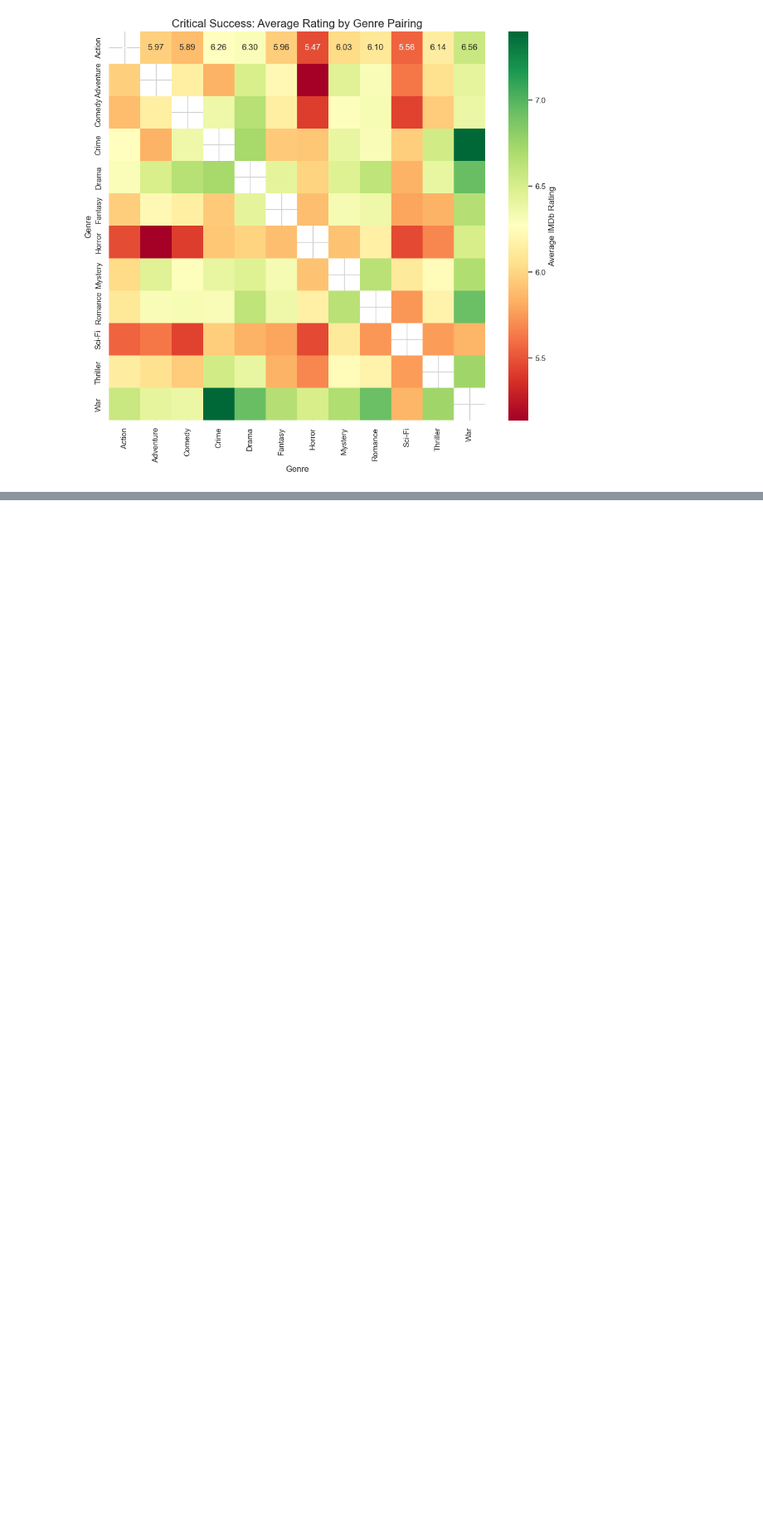
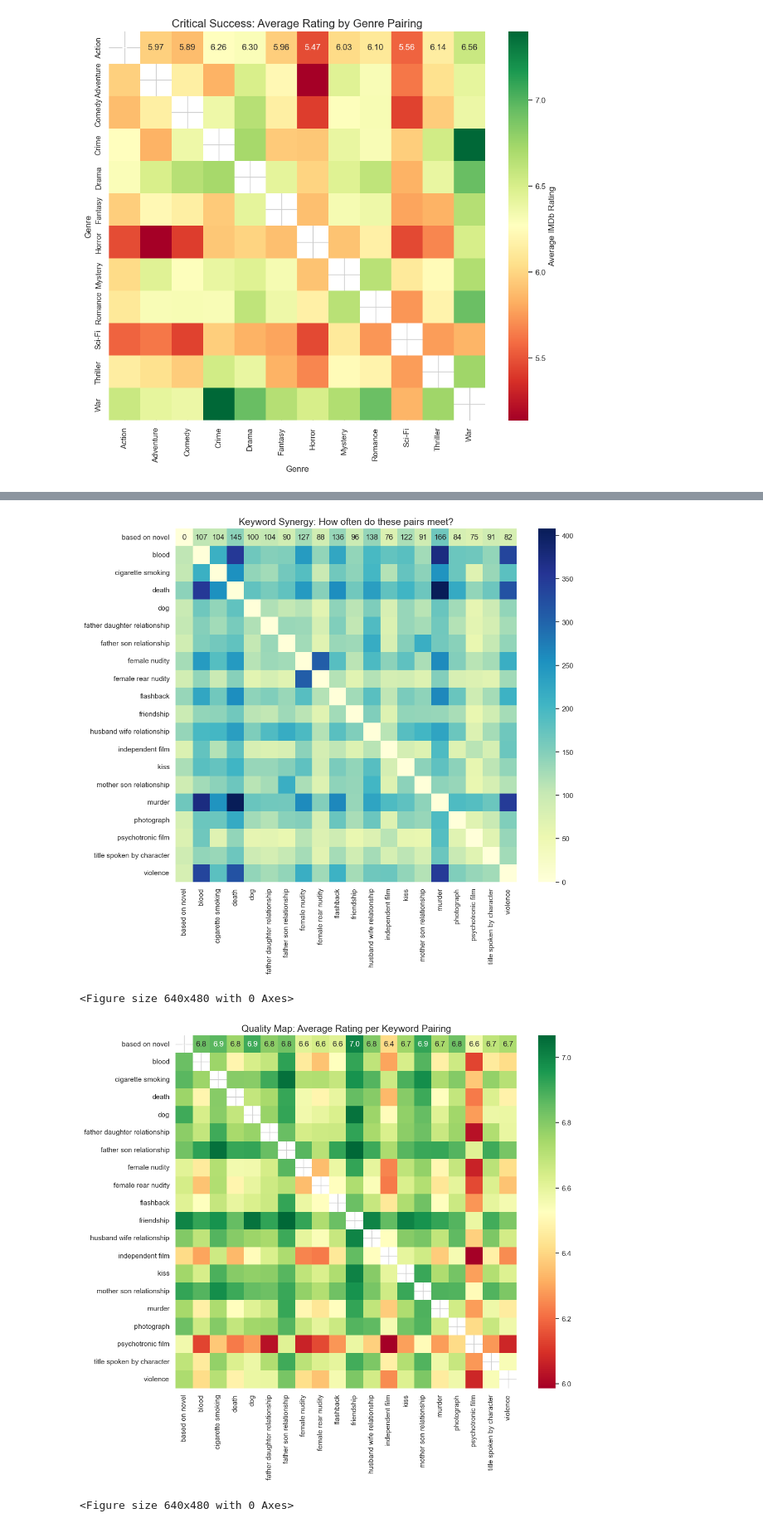
Before and after one commit to michmai/Will-Agency-42576-From-analytics-to-action-, a Jupyter notebook: Exploratory analysis/scripts/meike_notebook.ipynb, the cells around one changed output, grey strips where cells are left out. Shown at 83% size. Drawn from its saved outputs; the diff is of its cells as text; code cells hidden in the pictures; blank space fills up the shorter version.

Commit message:
more network code and png

```diff
--- a/Exploratory analysis/scripts/meike_notebook.ipynb
+++ b/Exploratory analysis/scripts/meike_notebook.ipynb
@@ -412,7 +412,7 @@ print(f"Genre network ready! Nodes: {len(gephi_genre_nodes)}, Edges: {len(gephi_
 # %% [output]
 Genre network ready! Nodes: 24, Edges: 197
 # %%
-#GEXF
+#GEXF genre
 import pandas as pd
 import itertools
 import xml.etree.ElementTree as ET
@@ -469,7 +469,7 @@ xml_str = ET.tostring(gexf, encoding='utf-8')
 reparsed = minidom.parseString(xml_str)
 pretty_xml = reparsed.toprettyxml(indent="  ")
 
-file_path = '../assets/genre_network.gexf'
+file_path = '../assets/data_for_networks/genre_network.gexf'
 with open(file_path, "w", encoding="utf-8") as f:
     f.write(pretty_xml)
 
@@ -601,0 +687,50 @@ plt.savefig('../assets/genre_rating_heatmap.png')
+# %%
+import pandas as pd
+import seaborn as sns
+import matplotlib.pyplot as plt
+from itertools import combinations
+
+# 1. Prepare data for top 20 keywords (to keep heatmaps readable)
+top_20_kw = [k[0] for k in top_kw_counts[:20]]
+
+# 2. Extract pairs and their performance
+heatmap_data = []
+for _, row in df.iterrows():
+    valid = [k for k in row['keyword_list'] if k in top_20_kw]
+    if len(valid) > 1:
+        for g1, g2 in combinations(sorted(valid), 2):
+            heatmap_data.append({
+                'KW1': g1, 'KW2': g2,
+                'Rating': row['imdbRating'],
+                'Votes': row['numberOfVotes']
+            })
+
+h_df = pd.DataFrame(heatmap_data)
+
+# 3. Create the Matrix Functions
+def create_matrix(df, value_col, agg_func):
+    matrix = df.groupby(['KW1', 'KW2'])[value_col].agg(agg_func).unstack()
+    return matrix.combine_first(matrix.T).fillna(0)
+
+# --- VISUALIZATION 1: Co-occurrence (The "Industry Standard") ---
+plt.figure(figsize=(12, 10))
+freq_mat = create_matrix(h_df, 'Rating', 'count')
+sns.heatmap(freq_mat, annot=True, fmt='g', cmap='YlGnBu')
+plt.title('Keyword Synergy: How often do these pairs meet?', fontsize=15)
+plt.show()
+plt.savefig('../assets/keyword_frequency_heatmap.png')
+
+# --- VISUALIZATION 2: Critical Success (The "Award Winners") ---
+plt.figure(figsize=(12, 10))
+rating_mat = create_matrix(h_df, 'Rating', 'mean')
+# Filter out low-frequency pairs to avoid skewed averages
+rating_mat[freq_mat < 3] = None
+sns.heatmap(rating_mat, annot=True, fmt='.1f', cmap='RdYlGn')
+plt.title('Quality Map: Average Rating per Keyword Pairing', fontsize=15)
+plt.show()
+plt.savefig('../assets/keywords_rating_heatmap.png')
+# %% [output]
+[figure, added]
+<Figure size 640x480 with 0 Axes>
+[figure, added]
+<Figure size 640x480 with 0 Axes>
```
Also changed, not shown: parts of 14 cells of this notebook, 11 other files.
